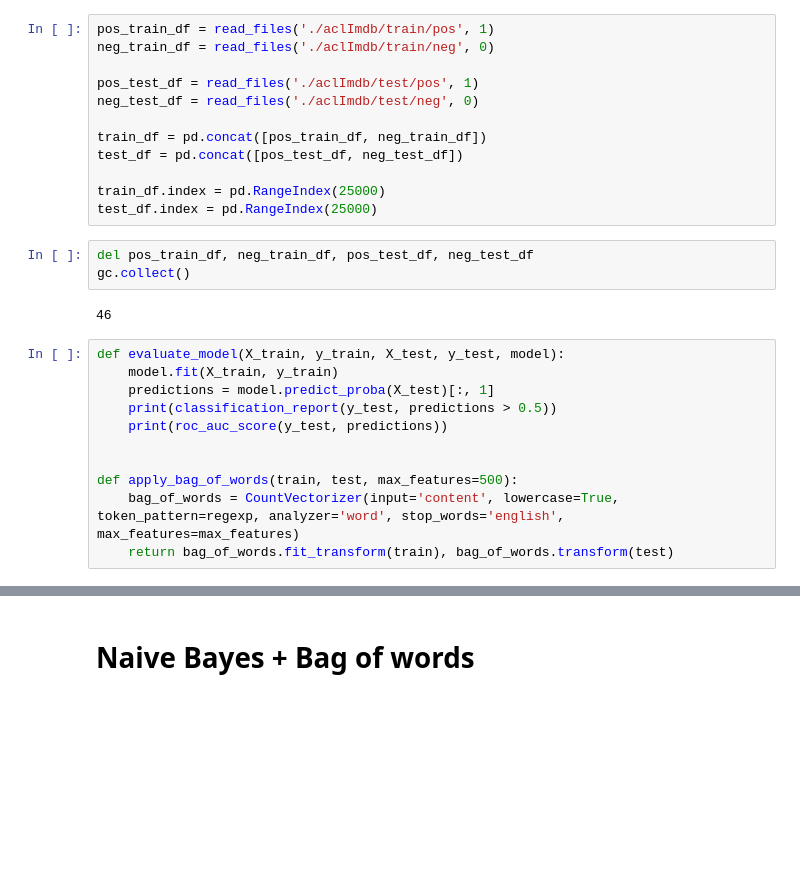
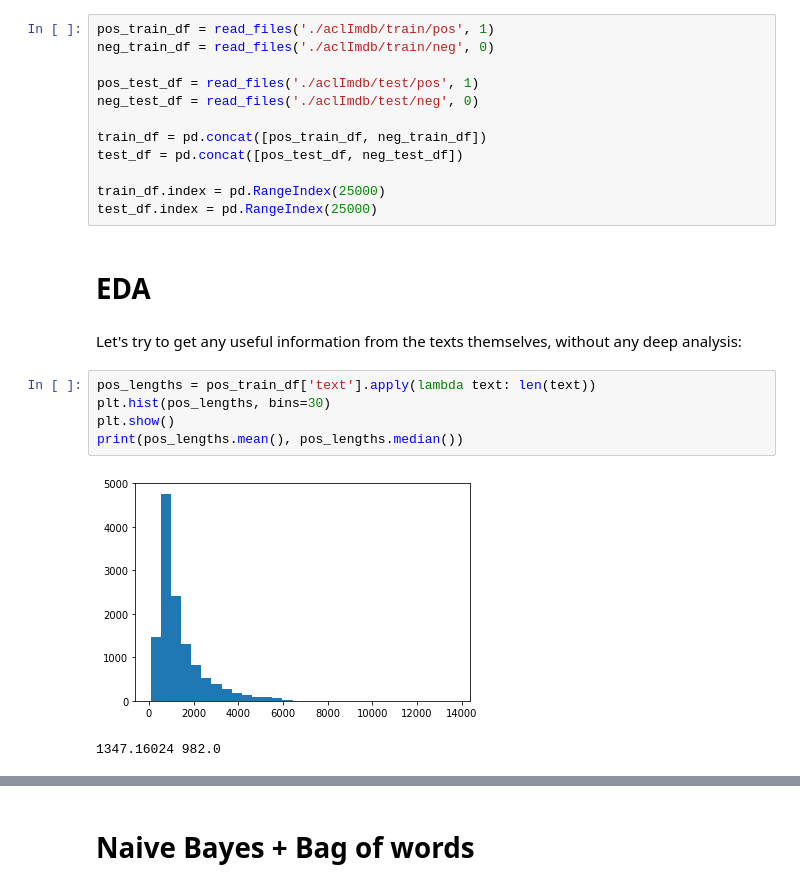
Before and after one commit to Goopard/DS-Homeworks, a Jupyter notebook: HW4.ipynb, the cells around one changed output, grey strips where cells are left out. Cells and saved outputs as stored; diff of their text form; blank space fills up the shorter version.

```diff
--- a/HW4.ipynb
+++ b/HW4.ipynb
@@ -45,19 +47,15 @@ test_df = pd.concat([pos_test_df, neg_test_df])
 
 train_df.index = pd.RangeIndex(25000)
 test_df.index = pd.RangeIndex(25000)
-# %%
-del pos_train_df, neg_train_df, pos_test_df, neg_test_df
-gc.collect()
-# %% [output]
-46
-# %%
-def evaluate_model(X_train, y_train, X_test, y_test, model):
-    model.fit(X_train, y_train)
-    predictions = model.predict_proba(X_test)[:, 1]
-    print(classification_report(y_test, predictions > 0.5))
-    print(roc_auc_score(y_test, predictions))
-
-
-def apply_bag_of_words(train, test, max_features=500):
-    bag_of_words = CountVectorizer(input='content', lowercase=True, token_pattern=regexp, analyzer='word', stop_words='english', max_features=max_features)
-    return bag_of_words.fit_transform(train), bag_of_words.transform(test)
+# %% [markdown]
+# EDA
+# %% [markdown]
+Let's try to get any useful information from the texts themselves, without any deep analysis:
+# %%
+pos_lengths = pos_train_df['text'].apply(lambda text: len(text))
+plt.hist(pos_lengths, bins=30)
+plt.show()
+print(pos_lengths.mean(), pos_lengths.median())
+# %% [output]
+[figure, added]
+1347.16024 982.0
```
Also changed, not shown: parts of 48 cells of this notebook.
